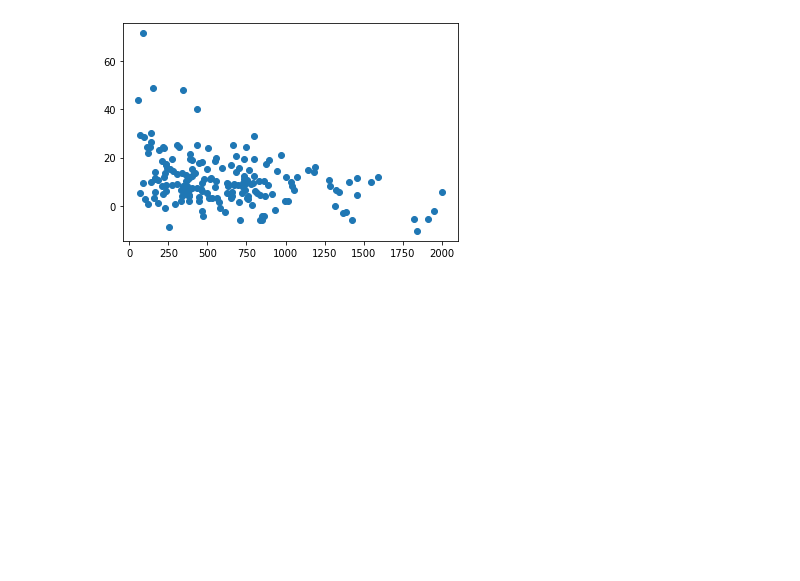
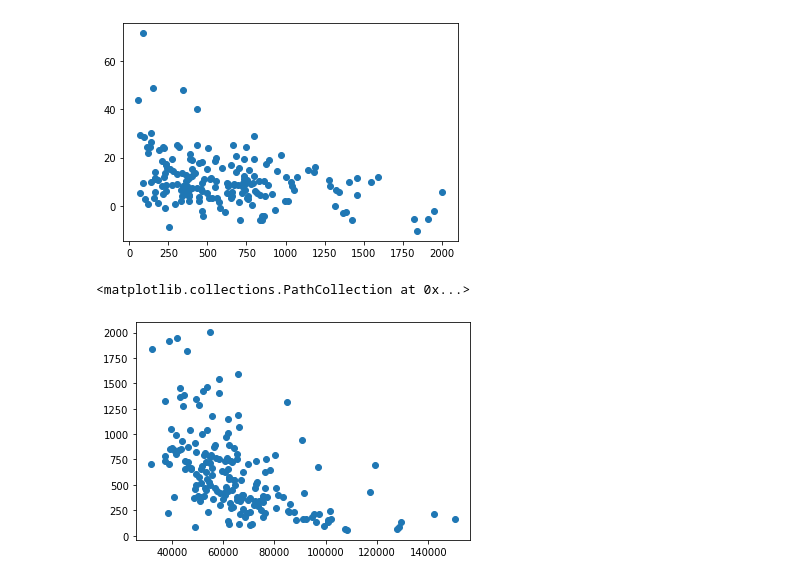
Before and after one commit to edd1234/cities, a Jupyter notebook: Cities Regression.ipynb, the cells around one changed output. Cells and saved outputs as stored; diff of their text form; code cells hidden in the pictures; blank space fills up the shorter version.

```diff
--- a/Cities Regression.ipynb
+++ b/Cities Regression.ipynb
@@ -34,3 +55,10 @@ plt.scatter(x,y)
 # %% [output]
 <matplotlib.collections.PathCollection at 0x...>
 [figure]
+# %%
+y = crime_data['VCR per 100,000 People']
+x = income_data['Median Income (2020)']
+plt.scatter(x,y)
+# %% [output]
+<matplotlib.collections.PathCollection at 0x...>
+[figure, added]
```
Also changed, not shown: parts of 12 cells of this notebook, 1 other file.
